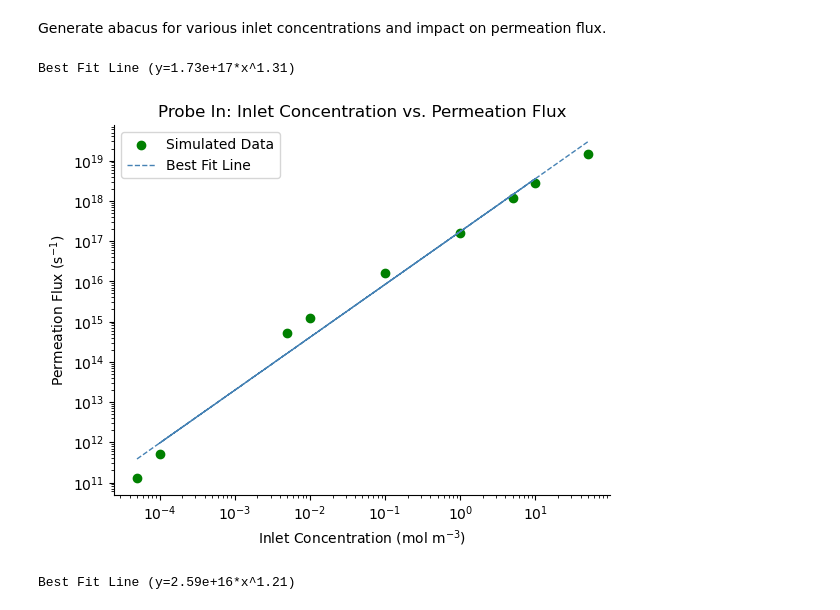
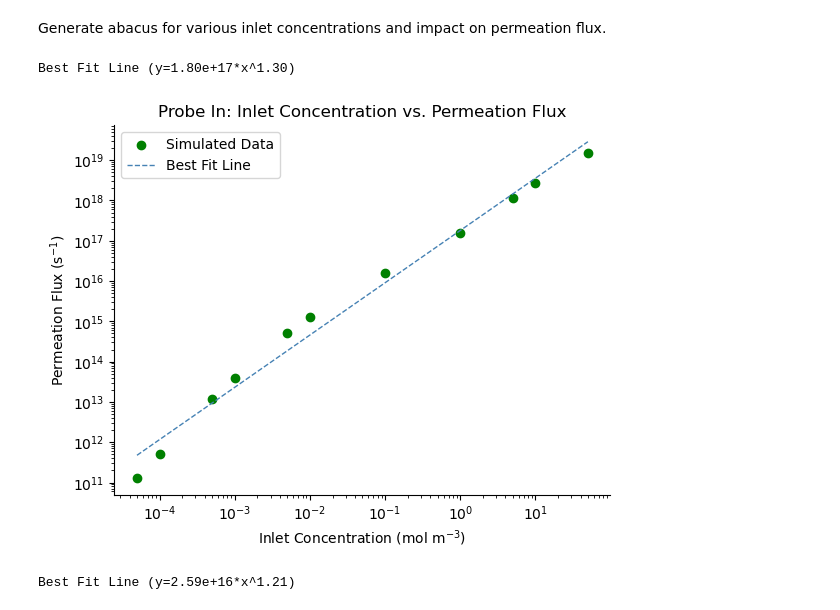
Before and after one commit to kaelyndunnell/Permeator-Probe, a Jupyter notebook: post_process.ipynb, the cells around one changed output. Cells and saved outputs as stored; diff of their text form; code cells hidden in the pictures.

```diff
--- a/post_process.ipynb
+++ b/post_process.ipynb
@@ -212,15 +212,17 @@ Generate abacus for various inlet concentrations and impact on permeation flux.
 # PROBE IN
 
 inlet_concentrations = mol_m3_c_in = [
-    5e-05,
-    5e-03,
+    5e-5,
+    1e-4,
+    5e-4,
+    1e-3,
+    5e-3,
+    1e-2,
+    1e-1,
+    1,
     5,
-    1e01,
-    1e-04,
-    1e-02,
-    1e-01,
-    1,
-    5e01,
+    1e1,
+    5e1,
 ]  # mol/m3
 
 permeation_fluxes = []
@@ -238,35 +240,35 @@ for conc in inlet_concentrations:
     permeation_fluxes.append(permeation["H_flux_surface_7"])
     outlet_fluxes.append(outlet["H_advection_flux_surface_6"])
 
 plt.figure()
 plt.scatter(inlet_concentrations, permeation_fluxes, color="green", linewidth=1, label="Simulated Data")
 
 # best fit line
 logx = np.log(inlet_concentrations)
 logy = np.log(permeation_fluxes)
 
 coefficients = np.polyfit(logx, logy, 1)
 m = coefficients[0] # slope (exponent of the power law)
 c = coefficients[1] # intercept (log of the scaling factor)
 
 y_fit = lambda x: np.exp(c) * x**m
 plt.plot(inlet_concentrations, y_fit(inlet_concentrations), color='steelblue',linestyle='--', linewidth=1, label="Best Fit Line")
 
 print(f'Best Fit Line (y={np.exp(c):.2e}*x^{m:.2f})')
 
 plt.xscale('log')
 plt.yscale('log')
 plt.xlabel(r"Inlet Concentration (mol m$^{-3}$)")
 plt.ylabel(r"Permeation Flux (s$^{-1}$)")
 plt.legend()
 ax = plt.gca()
 ax.spines["top"].set_visible(False)
 ax.spines["right"].set_visible(False)
 plt.title("Probe In: Inlet Concentration vs. Permeation Flux")
 plt.show()
 # %% [output]
-Best Fit Line (y=1.73e+17*x^1.31)
+Best Fit Line (y=1.80e+17*x^1.30)
-[figure, old version]
+[figure, new version]
 # %%
 # PROBE OUT
 
```
Also changed, not shown: 1 other file.
